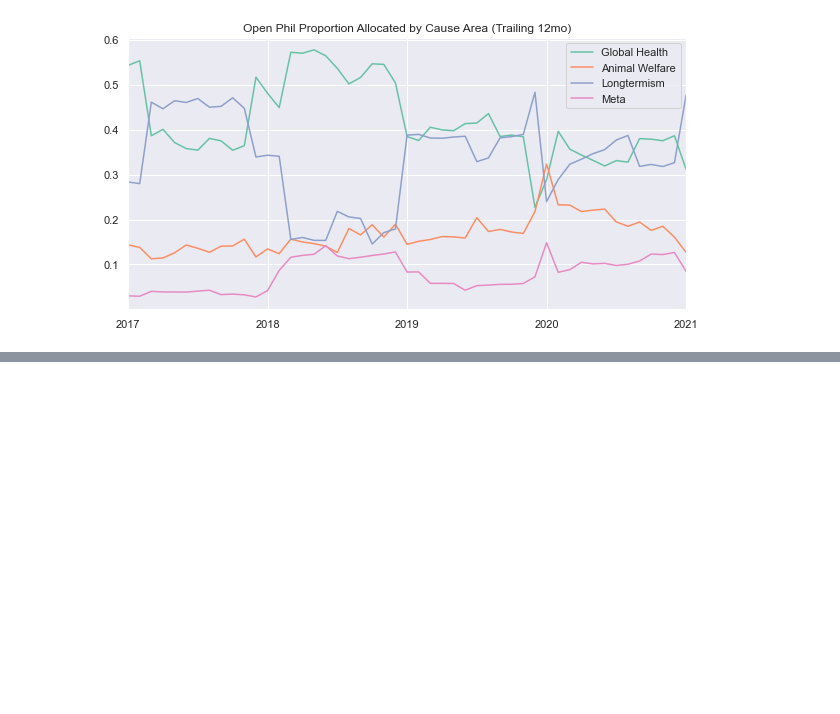
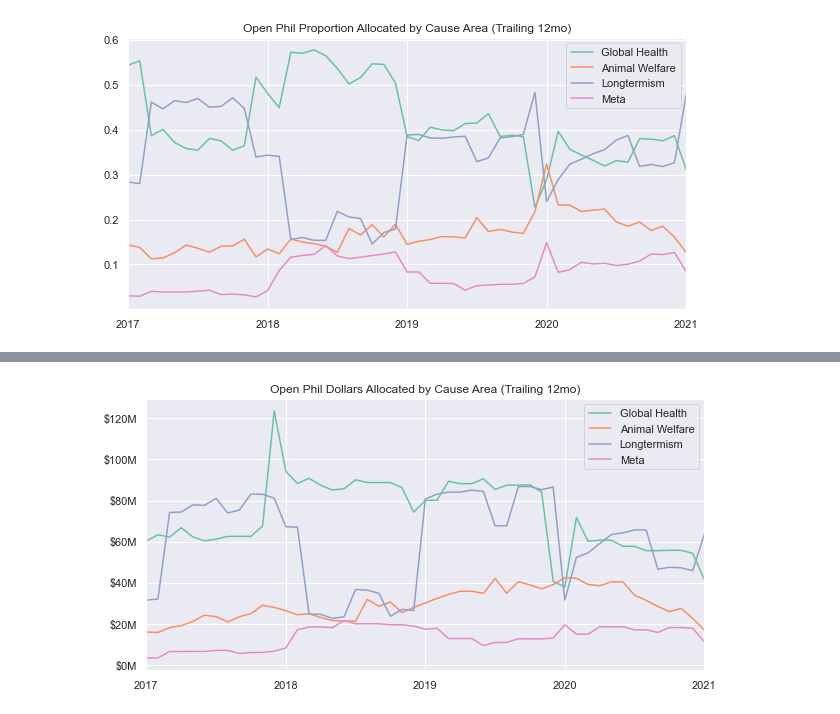
Before and after one commit to tmaule/ea_stuff, a Jupyter notebook: cause_area_funding_distribution.ipynb, the cells around one changed output, grey strips where cells are left out. Cells and saved outputs as stored; diff of their text form; code cells hidden in the pictures; blank space fills up the shorter version.

```diff
--- a/cause_area_funding_distribution.ipynb
+++ b/cause_area_funding_distribution.ipynb
@@ -180,0 +193,5 @@ trailing_proportion.plot(title='Open Phil Proportion Allocated by Cause Area (Tr
+# %%
+ax = trailing_dollars.plot(title='Open Phil Dollars Allocated by Cause Area (Trailing 12mo)', figsize=(10,5));
+ax.yaxis.set_major_formatter(plt.FuncFormatter(millions));
+# %% [output]
+[figure, added]
```
Also changed, not shown: parts of 4 cells of this notebook, 2 other files.
